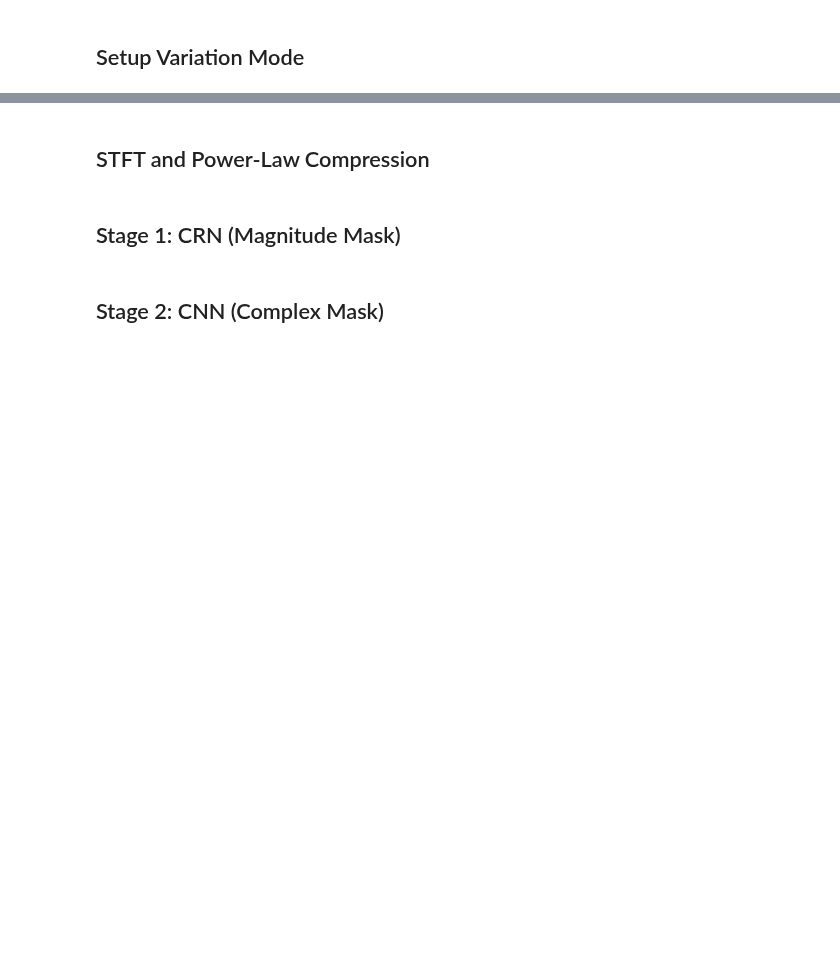
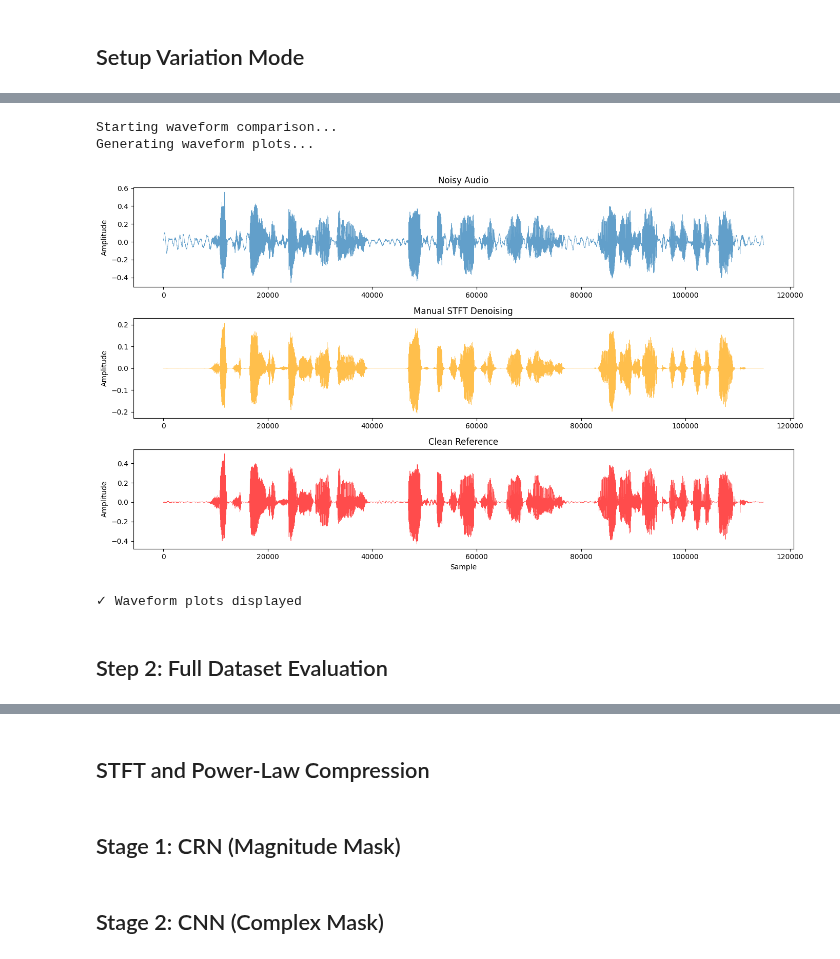
Before and after one commit to aryanthepain/DL_Noise_Suppression_Model, a Jupyter notebook: ULCNet_final_Implementation.ipynb, the cells around one changed output, grey strips where cells are left out. Saved outputs shown, nothing was run; the diff lists cells and outputs as text; code cells hidden in the pictures; blank space fills up the shorter version.

```diff
--- a/ULCNet_final_Implementation.ipynb
+++ b/ULCNet_final_Implementation.ipynb
@@ -141,0 +386,19 @@ PARAM_CSV = "req_csvs/loss_vs_params.csv"
+# %%
+# load filenames
+test_noisy_files = []
+test_clean_files = []
+
+for filename in os.listdir(TEST_NOISE_DIR):
+    if filename.endswith(".wav"):
+        test_noisy_files.append(os.path.join(TEST_NOISE_DIR, filename))
+for filename in os.listdir(TEST_CLEAN_DIR):
+    if filename.endswith(".wav"):
+        test_clean_files.append(os.path.join(TEST_CLEAN_DIR, filename))
+
+# Sort to ensure matching order
+test_noisy_files.sort()
+test_clean_files.sort()
+
+if QUICK_TEST:
+    test_noisy_files = test_noisy_files[:5]
+    test_clean_files = test_clean_files[:5]
@@ -141,0 +575,37 @@ PARAM_CSV = "req_csvs/loss_vs_params.csv"
+# %%
+# ---- Waveform Comparison ----
+print("Starting waveform comparison...")
+if len(test_noisy_files) > 0:
+    print("Generating waveform plots...")
+
+    # Create figure with appropriate number of subplots
+    fig, axes = plt.subplots(3, 1, figsize=(14, 8))
+
+    # Plot noisy
+    axes[0].plot(sample_noisy, alpha=0.7, linewidth=0.5)
+    axes[0].set_title('Noisy Audio')
+    axes[0].set_ylabel('Amplitude')
+
+    # Plot manual
+    axes[1].plot(sample_manual, alpha=0.7, linewidth=0.5, color='orange')
+    axes[1].set_title('Manual STFT Denoising')
+    axes[1].set_ylabel('Amplitude')
+
+    # Plot clean
+    axes[2].plot(sample_clean, alpha=0.7, linewidth=0.5, color='red')
+    axes[2].set_title('Clean Reference')
+    axes[2].set_ylabel('Amplitude')
+    axes[2].set_xlabel('Sample')
+
+    plt.tight_layout()
+    plt.show()
+    print("✓ Waveform plots displayed")
+else:
+    print(f"No test files available for plotting. Please check {TEST_CLEAN_DIR} and {TEST_NOISE_DIR}.")
+# %% [output]
+Starting waveform comparison...
+Generating waveform plots...
+[figure, added]
+✓ Waveform plots displayed
+# %% [markdown]
+## Step 2: Full Dataset Evaluation
```
Also changed, not shown: parts of 66 cells of this notebook.
